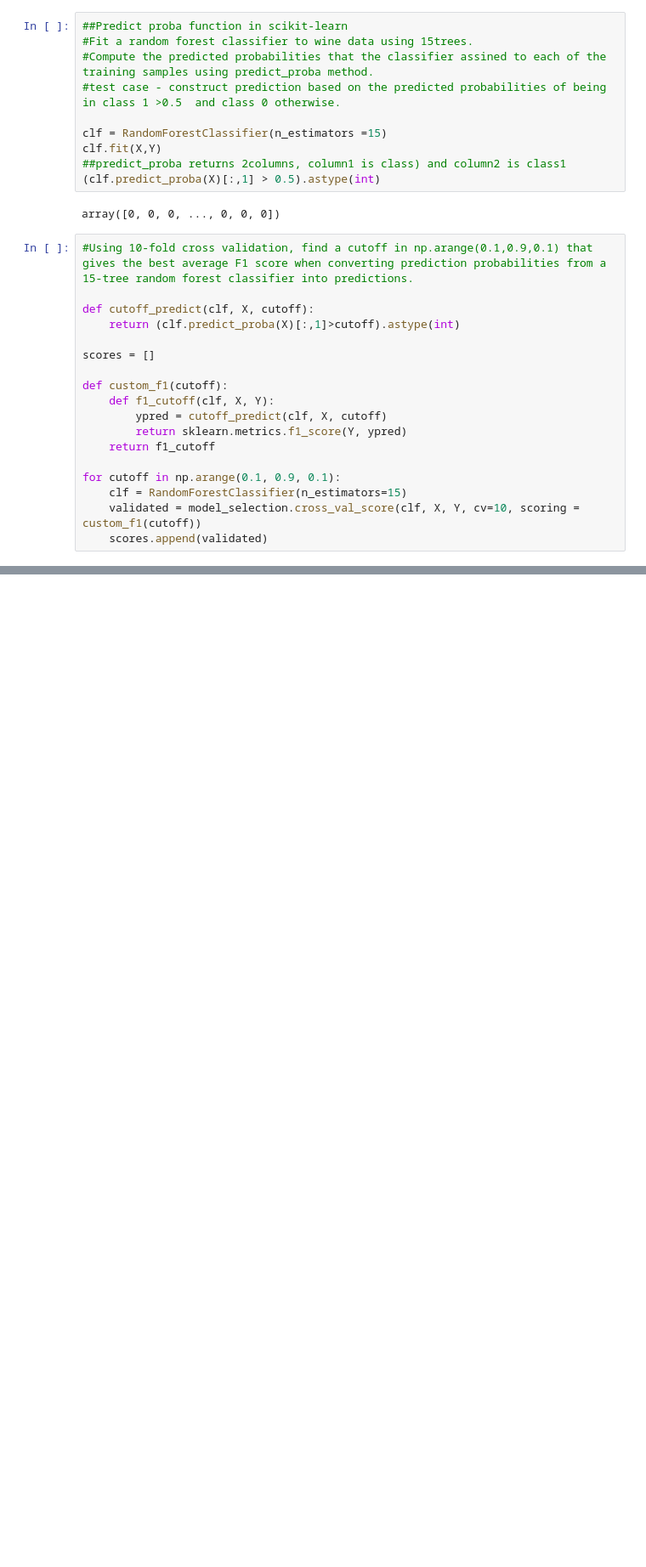
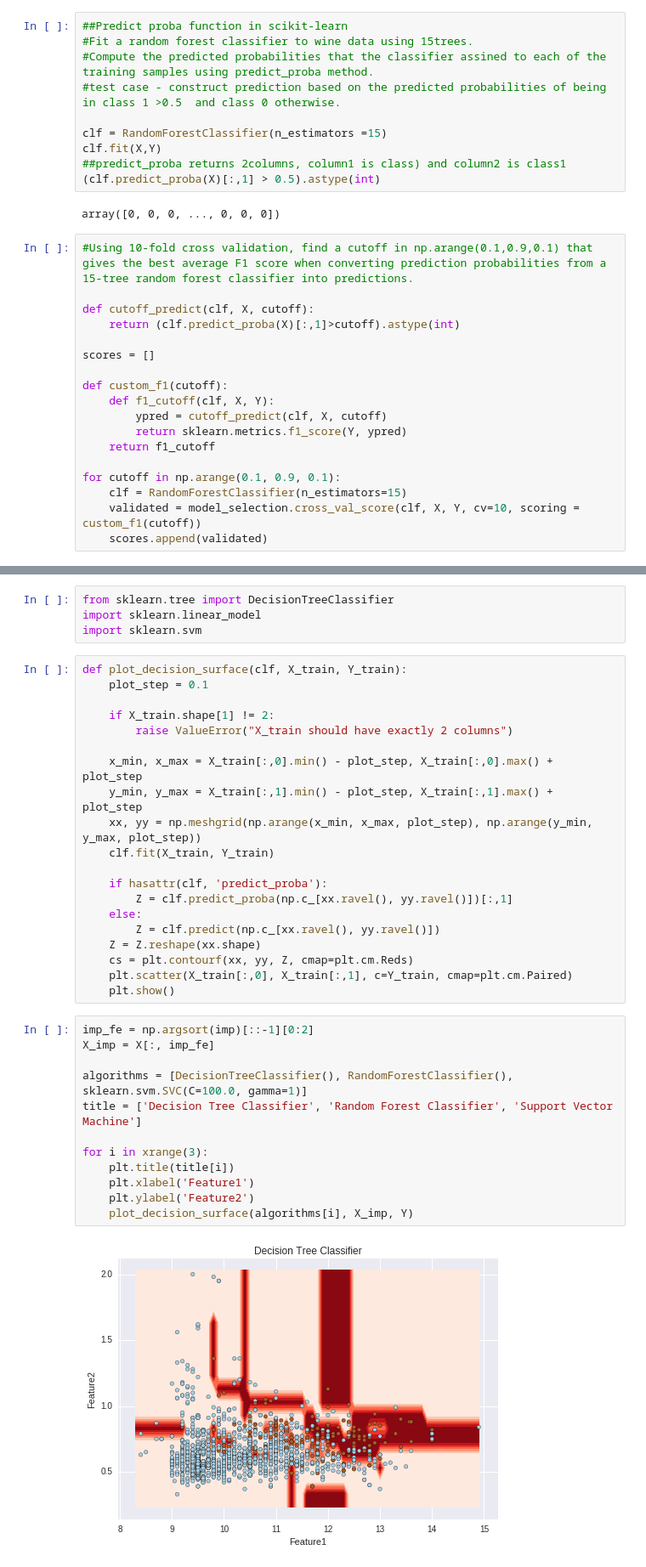
Before and after one commit to AishRatsh/ML_Algorithms, a Jupyter notebook: UnBalancedClass_SVM_Randomforest_DecisionTrees.py.ipynb, the cells around one changed output, grey strips where cells are left out. Shown: that part at 85% size. Drawn from its saved outputs; the diff is of its cells as text; blank space fills up the shorter version.

```diff
--- a/UnBalancedClass_SVM_Randomforest_DecisionTrees.py.ipynb
+++ b/UnBalancedClass_SVM_Randomforest_DecisionTrees.py.ipynb
@@ -141,0 +170,38 @@ plt.show()
+# %%
+from sklearn.tree import DecisionTreeClassifier
+import sklearn.linear_model
+import sklearn.svm
+# %%
+def plot_decision_surface(clf, X_train, Y_train):
+    plot_step = 0.1
+
+    if X_train.shape[1] != 2:
+        raise ValueError("X_train should have exactly 2 columns")
+
+    x_min, x_max = X_train[:,0].min() - plot_step, X_train[:,0].max() + plot_step
+    y_min, y_max = X_train[:,1].min() - plot_step, X_train[:,1].max() + plot_step
+    xx, yy = np.meshgrid(np.arange(x_min, x_max, plot_step), np.arange(y_min, y_max, plot_step))
+    clf.fit(X_train, Y_train)
+
+    if hasattr(clf, 'predict_proba'):
+        Z = clf.predict_proba(np.c_[xx.ravel(), yy.ravel()])[:,1]
+    else:
+        Z = clf.predict(np.c_[xx.ravel(), yy.ravel()])
+    Z = Z.reshape(xx.shape)
+    cs = plt.contourf(xx, yy, Z, cmap=plt.cm.Reds)
+    plt.scatter(X_train[:,0], X_train[:,1], c=Y_train, cmap=plt.cm.Paired)
+    plt.show()
+# %%
+imp_fe = np.argsort(imp)[::-1][0:2]
+X_imp = X[:, imp_fe]
+
+algorithms = [DecisionTreeClassifier(), RandomForestClassifier(), sklearn.svm.SVC(C=100.0, gamma=1)]
+title = ['Decision Tree Classifier', 'Random Forest Classifier', 'Support Vector Machine']
+
+for i in xrange(3):
+    plt.title(title[i])
+    plt.xlabel('Feature1')
+    plt.ylabel('Feature2')
+    plot_decision_surface(algorithms[i], X_imp, Y)
+# %% [output]
+[figure, added]
```
Also changed, not shown: parts of 12 cells of this notebook.
